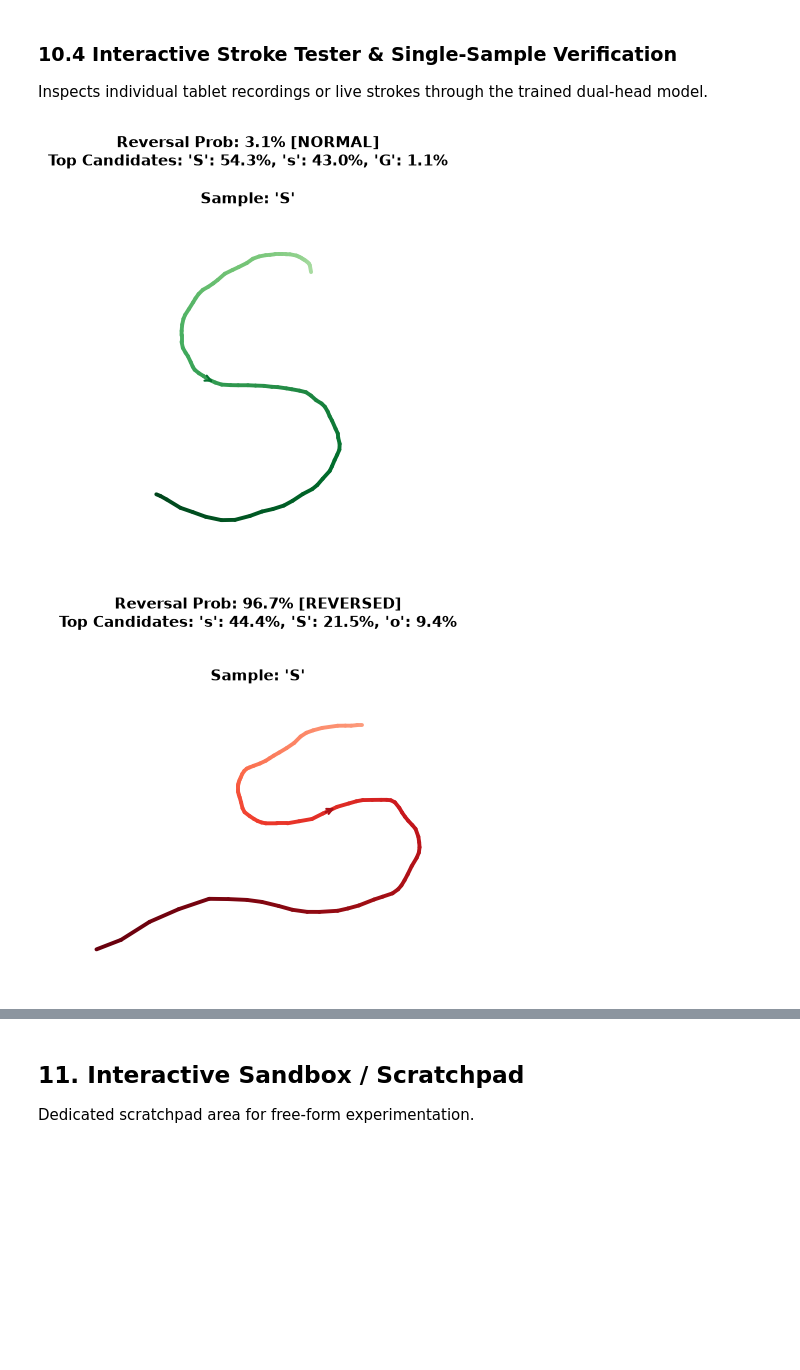
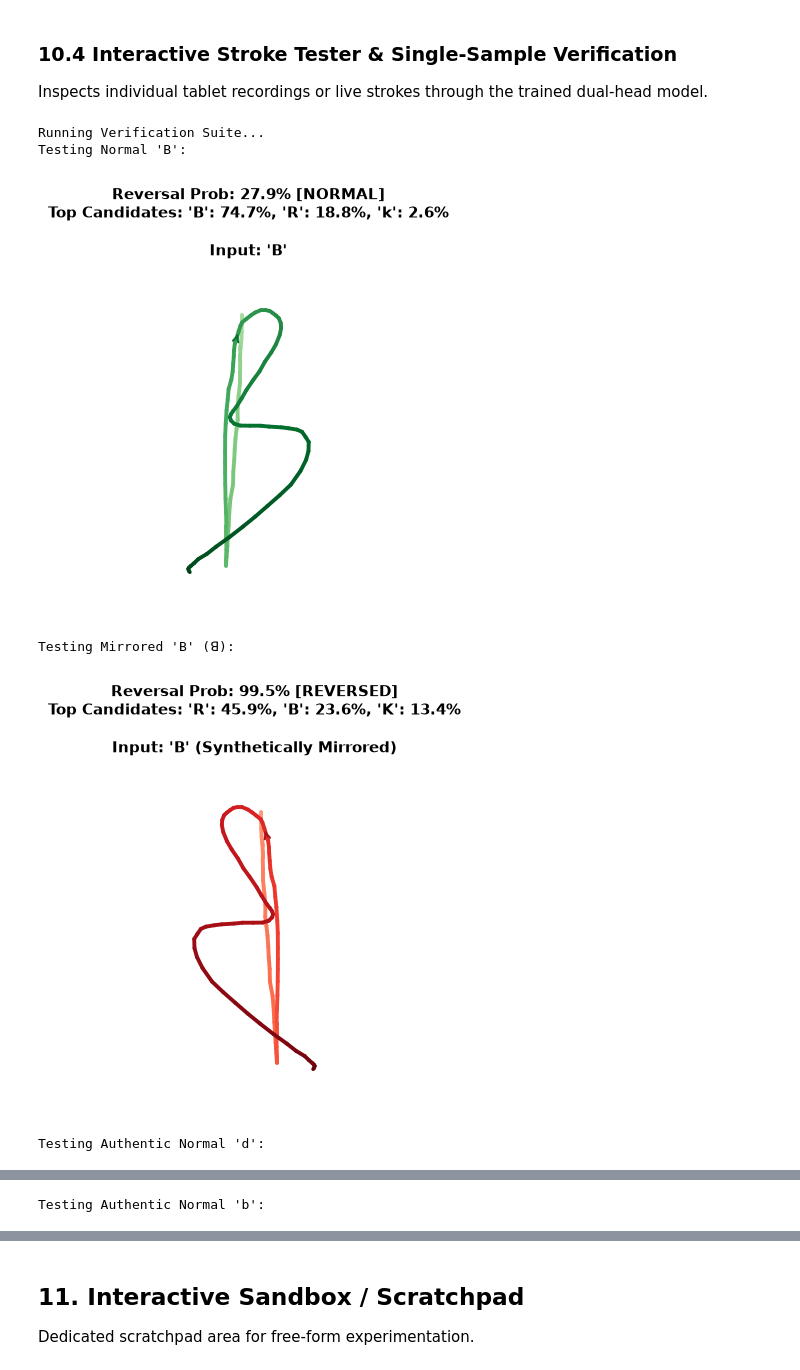
Before and after one commit to AkuraDiary/somethinginmyeye, a Jupyter notebook: playground.ipynb, the cells around one changed output, grey strips where cells are left out. Drawn from its saved outputs; the diff is of its cells as text; code cells hidden in the pictures; blank space fills up the shorter version.

Commit message:
updating the main model

```diff
--- a/playground.ipynb
+++ b/playground.ipynb
@@ -23,8 +25,9 @@ from pathlib import Path
 # Ensure project root and scripts directory are accessible
 PROJECT_ROOT = Path(os.getcwd()).resolve()
 SCRIPTS_DIR = PROJECT_ROOT / "scripts"
-if str(SCRIPTS_DIR) not in sys.path:
-    sys.path.insert(0, str(SCRIPTS_DIR))
+for p in [str(SCRIPTS_DIR), str(PROJECT_ROOT)]:
+    if p not in sys.path:
+        sys.path.insert(0, p)
 
 import numpy as np
 import pandas as pd
@@ -34,8 +37,14 @@ import seaborn as sns
 
 import config
 
-print(f"Project Root: {config.PROJECT_ROOT}")
-print(f"Max Timesteps: {config.MAX_TIMESTEPS} | Features: {config.FEATURES}")
-print(f"Active Model V2 Path: {config.MODEL_PATHS['v2']}")
-print(f"Scaler Path: {config.SCALER_PATH}")
+print(f"Project Root                : {config.PROJECT_ROOT}")
+print(f"Max Timesteps               : {config.MAX_TIMESTEPS} (Resampling: {config.SAMPLING_RATE_HZ} Hz)")
+print(f"Kinematic Features          : {config.FEATURES} features + {config.LATENCY_DIM} latency scalar")
+print(f"Baseline V0 Features        : {config.V0_FEATURES} features (velocity, dt, pressure)")
+print(f"Elkinematics Train Cohort   : {config.ELKINEMATICS_TRAIN_DIR}")
+print(f"Elkinematics Val Cohort     : {config.ELKINEMATICS_VAL_DIR}")
+print(f"Model V0 Target Path        : {config.MODEL_PATHS['v0']}")
+print(f"Model V1 Target Path        : {config.MODEL_PATHS['v1']}")
+print(f"Model V2 Target Path        : {config.MODEL_PATHS['v2']}")
+print(f"Feature Scalers Target Path : {config.SCALER_PATH}")
 # %% [output]
@@ -946,39 +1221,78 @@ Head 2 (Clinical Reversal Detection):
 
 Inspects individual tablet recordings or live strokes through the trained dual-head model.
 # %%
-def test_sample_inference(sample: Dict[str, Any], model_instance=reversal_model):
+def test_sample_inference(
+    sample: Dict[str, Any],
+    model_instance=reversal_model,
+    flip_horizontal: bool = False
+):
     """Evaluates a single sample and plots its trajectory with dual-head prediction results."""
-    res = resample_and_normalize_sample(sample)
+    strokes = sample['strokes']
+    lbl = sample.get('label', '?')
+
+    if flip_horizontal:
+        min_x, max_x, _, _ = get_sample_bounding_box(strokes)
+        strokes = [[(min_x + max_x - pt[0], pt[1]) for pt in stroke] for stroke in strokes]
+        display_label = f"'{lbl}' (Synthetically Mirrored)"
+    else:
+        display_label = f"'{lbl}'"
+
+    eval_sample = dict(sample)
+    eval_sample['strokes'] = strokes
+    res = resample_and_normalize_sample(eval_sample)
     feats = extract_reversal_kinematic_features(res)
     inp = np.expand_dims(feats, axis=0)
 
     preds = model_instance.predict(inp, verbose=0)
     char_probs = preds[0][0]
     rev_prob = float(preds[1][0][0])
 
     top3_idx = np.argsort(char_probs)[-3:][::-1]
     top3_results = [(VOCABULARY[idx], float(char_probs[idx])) for idx in top3_idx]
 
     fig, ax = plt.subplots(figsize=(4.5, 4.5))
     color_map = "Reds" if rev_prob >= 0.50 else "Greens"
-    plot_strokes_with_trajectory(ax, sample['strokes'], f"Sample: '{sample.get('label')}'", color_map)
+    plot_strokes_with_trajectory(ax, strokes, f"Input: {display_label}", color_map)
 
     rev_tag = "[REVERSED]" if rev_prob >= 0.50 else "[NORMAL]"
     candidates_str = ", ".join([f"'{c}': {p*100:.1f}%" for c, p in top3_results])
 
+    top_pred = top3_results[0][0]
+    chiral_note = ""
+    if (lbl, top_pred) in [('b', 'd'), ('d', 'b'), ('p', 'q'), ('q', 'p')]:
+        chiral_note = f"\n[CHIRAL SUBSTITUTION]: Prompt '{lbl}' -> Predicted '{top_pred}'"
+
     plt.suptitle(
-        f"Reversal Prob: {rev_prob*100:.1f}% {rev_tag}\nTop Candidates: {candidates_str}",
+        f"Reversal Prob: {rev_prob*100:.1f}% {rev_tag}\nTop Candidates: {candidates_str}{chiral_note}",
         fontsize=11,
         fontweight='bold',
         y=0.98
     )
     plt.tight_layout()
     plt.show()
 
-# Test on representative holdout samples
-test_samples = [s for s in val_samples if s['label'] in ['b', 'd', 'p', 'q', 'S']][:2]
-for s in test_samples:
-    test_sample_inference(s)
+# Verification Suite
+print("Running Verification Suite...")
+
+# 1. Test authentic normal 'B' vs mirrored 'B' (ꓭ)
+sample_B = next((s for s in val_samples if s['label'] == 'B'), val_samples[0])
+print("Testing Normal 'B':")
+test_sample_inference(sample_B, flip_horizontal=False)
+print("Testing Mirrored 'B' (ꓭ):")
+test_sample_inference(sample_B, flip_horizontal=True)
+
+# 2. Test authentic normal 'd' vs normal 'b'
+sample_d = next((s for s in val_samples if s['label'] == 'd'), val_samples[1])
+print("Testing Authentic Normal 'd':")
+test_sample_inference(sample_d, flip_horizontal=False)
+
+sample_b = next((s for s in val_samples if s['label'] == 'b'), val_samples[2])
+print("Testing Authentic Normal 'b':")
+test_sample_inference(sample_b, flip_horizontal=False)
 # %% [output]
+Running Verification Suite...
+Testing Normal 'B':
-[figure, old version]
+[figure, new version]
+Testing Mirrored 'B' (ꓭ):
-[figure, old version]
+[figure, new version]
+Testing Authentic Normal 'd':
@@ -984,0 +1300 @@ for s in test_samples:
+Testing Authentic Normal 'b':
```
Also changed, not shown: parts of 36 cells of this notebook, 9 other files.
